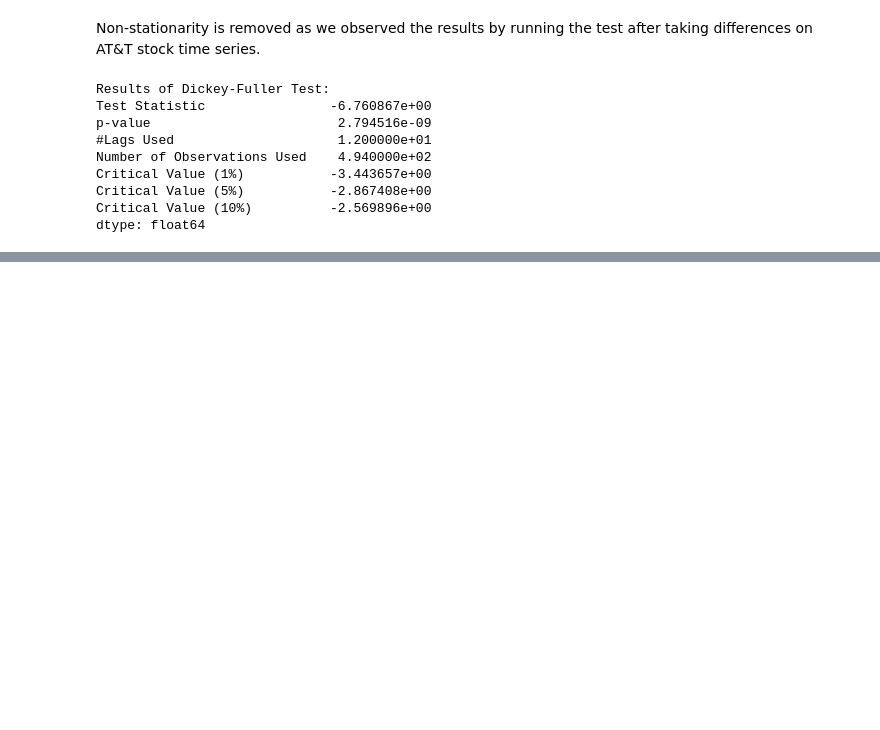
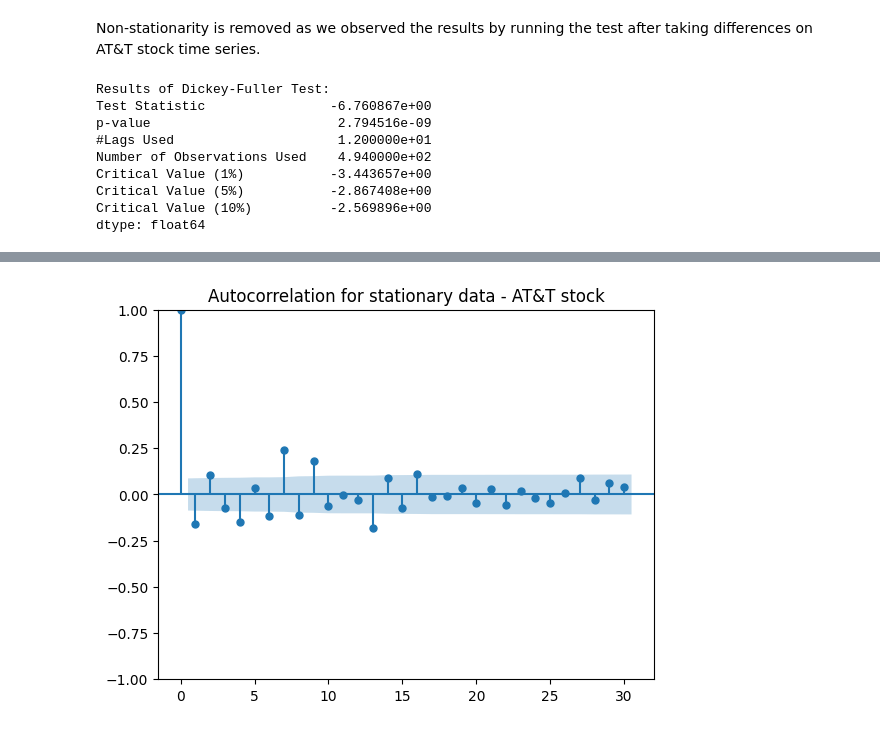
Before and after one commit to pallabee/Time-Series-for-Stock-Price-Prediction, a Jupyter notebook: eda/stationarity.ipynb, the cells around one changed output, grey strips where cells are left out. Cells and saved outputs as stored; diff of their text form; code cells hidden in the pictures; blank space fills up the shorter version.

```diff
--- a/eda/stationarity.ipynb
+++ b/eda/stationarity.ipynb
@@ -102,7 +130,7 @@ ds['T'].plot();
 # %% [markdown]
 The Augmented Dickey-Fuller Test for Verizon stock prices shows the p-value obtained is greater than 0.05. So the null hypothesis that the time series is a random walk holds true. A random walk is non-stationary. In this case non-stationarity is removed by calculating the returns(or taking the difference)
 # %%
-diff_T = ds['T'].diff().dropna()
+T_diff = T.diff().dropna()
 # %% [markdown]
 Non-stationarity is removed as we observed the results by running the test after taking differences on AT&T stock time series.
 # %%
@@ -124,0 +159,6 @@ diff_T.plot()
+# %%
+# Non-stationarity removed
+plot_acf(T_diff,lags=30);
+plt.title("Autocorrelation for stationary data - AT&T stock");
+# %% [output]
+[figure, added]
```
Also changed, not shown: parts of 16 cells of this notebook.
